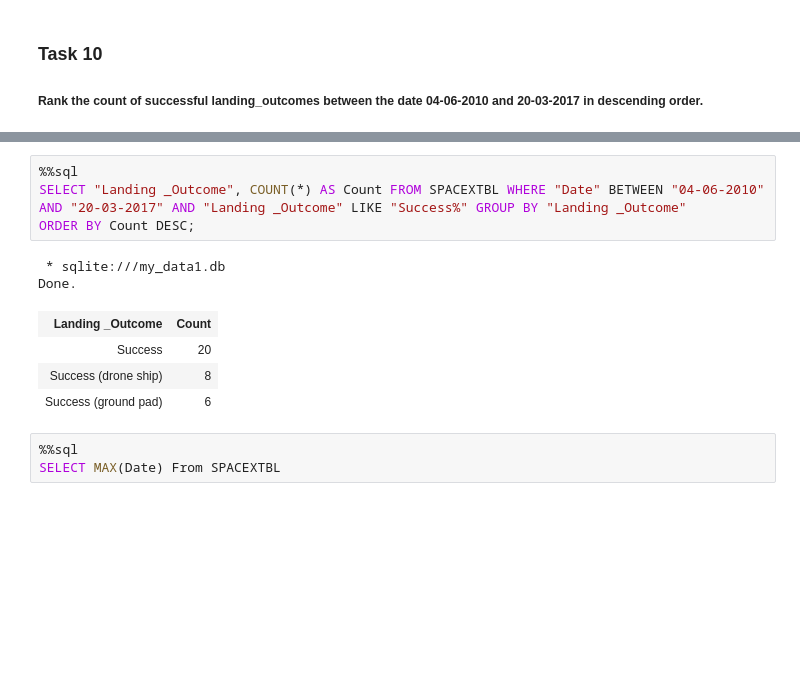
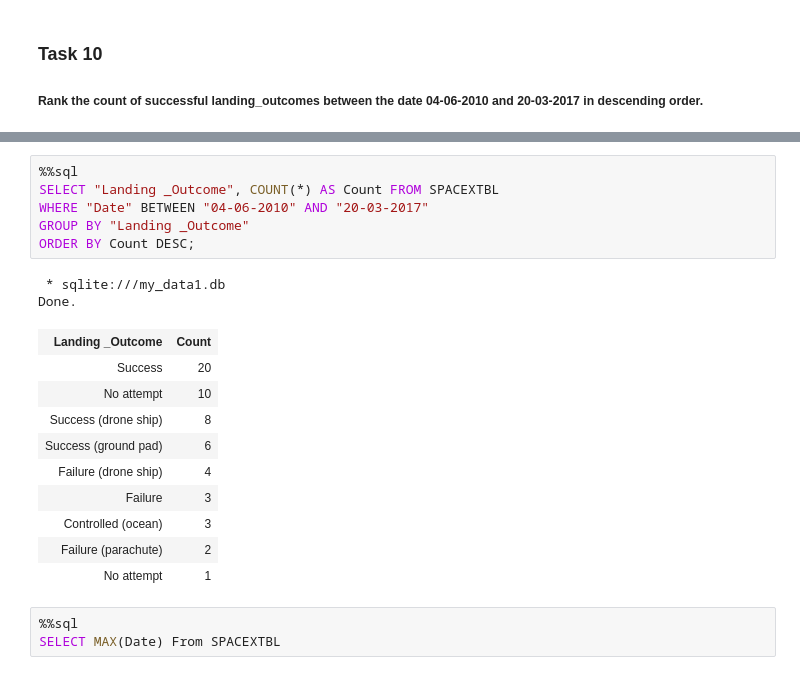
Before and after one commit to MJ-Hussain/SpaceX-data-Project, a Jupyter notebook: jupyter-labs-eda-sql-coursera_sqllite.ipynb, the cells around one changed output, grey strips where cells are left out. Cells and saved outputs as stored; diff of their text form; blank space fills up the shorter version.

```diff
--- a/jupyter-labs-eda-sql-coursera_sqllite.ipynb
+++ b/jupyter-labs-eda-sql-coursera_sqllite.ipynb
@@ -306,14 +321,22 @@ Done.
 # %%
 %%sql
-SELECT "Landing _Outcome", COUNT(*) AS Count FROM SPACEXTBL WHERE "Date" BETWEEN "04-06-2010" AND "20-03-2017" AND "Landing _Outcome" LIKE "Success%" GROUP BY "Landing _Outcome"
+SELECT "Landing _Outcome", COUNT(*) AS Count FROM SPACEXTBL
+WHERE "Date" BETWEEN "04-06-2010" AND "20-03-2017"
+GROUP BY "Landing _Outcome"
 ORDER BY Count DESC;
 # %% [output]
  * sqlite:///my_data1.db
 Done.
 | Landing _Outcome | Count |
 | Success | 20 |
+| No attempt | 10 |
 | Success (drone ship) | 8 |
 | Success (ground pad) | 6 |
+| Failure (drone ship) | 4 |
+| Failure | 3 |
+| Controlled (ocean) | 3 |
+| Failure (parachute) | 2 |
+| No attempt | 1 |
 # %%
 %%sql
 SELECT MAX(Date) From SPACEXTBL
```
Also changed, not shown: parts of 4 cells of this notebook, 2 other files.
